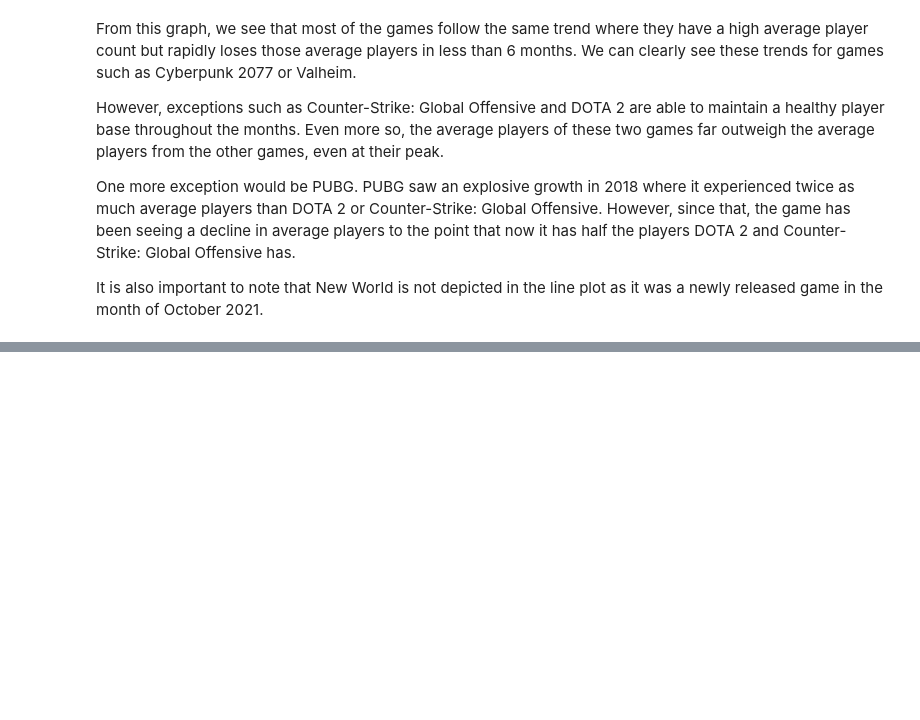
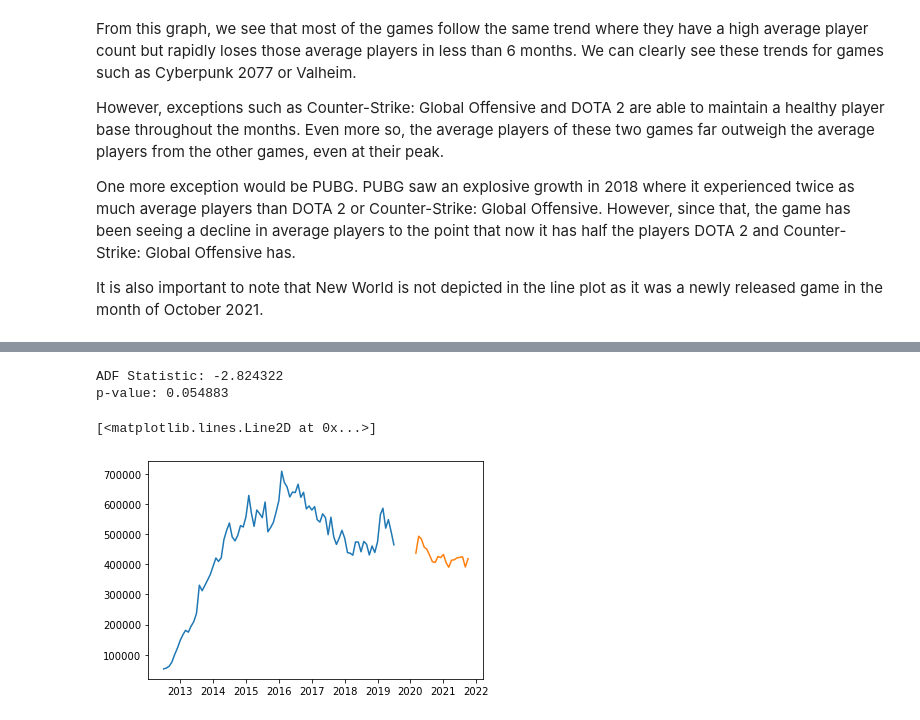
Before and after one commit to bryan9898/1015, a Jupyter notebook: Question 1/Question 1.ipynb, the cells around one changed output, grey strips where cells are left out. Cells and saved outputs as stored; diff of their text form; code cells hidden in the pictures; blank space fills up the shorter version.

```diff
--- a/Question 1/Question 1.ipynb
+++ b/Question 1/Question 1.ipynb
@@ -286,0 +293,6 @@ It is also important to note that New World is not depicted in the line plot as
+# %%
+Dota = steam_data_clean.loc[steam_data_clean['Name'] == 'Dota 2']
+Dota = Dota[['Avg. Players', 'Month']]
+Dota = Dota.sort_values('Month', ascending=True)
+Dota.set_index('Month', inplace=True)
+Dota
@@ -286,0 +314,15 @@ It is also important to note that New World is not depicted in the line plot as
+# %%
+result = adfuller(Dota['Avg. Players'].dropna())
+print('ADF Statistic: %f' % result[0])
+print('p-value: %f' % result[1])
+# %% [output]
+ADF Statistic: -2.824322
+p-value: 0.054883
+# %%
+train = Dota[:85]
+test = Dota[-20:]
+plt.plot(train)
+plt.plot(test)
+# %% [output]
+[<matplotlib.lines.Line2D at 0x...>]
+[figure, added]
```
Also changed, not shown: parts of 8 cells of this notebook.
